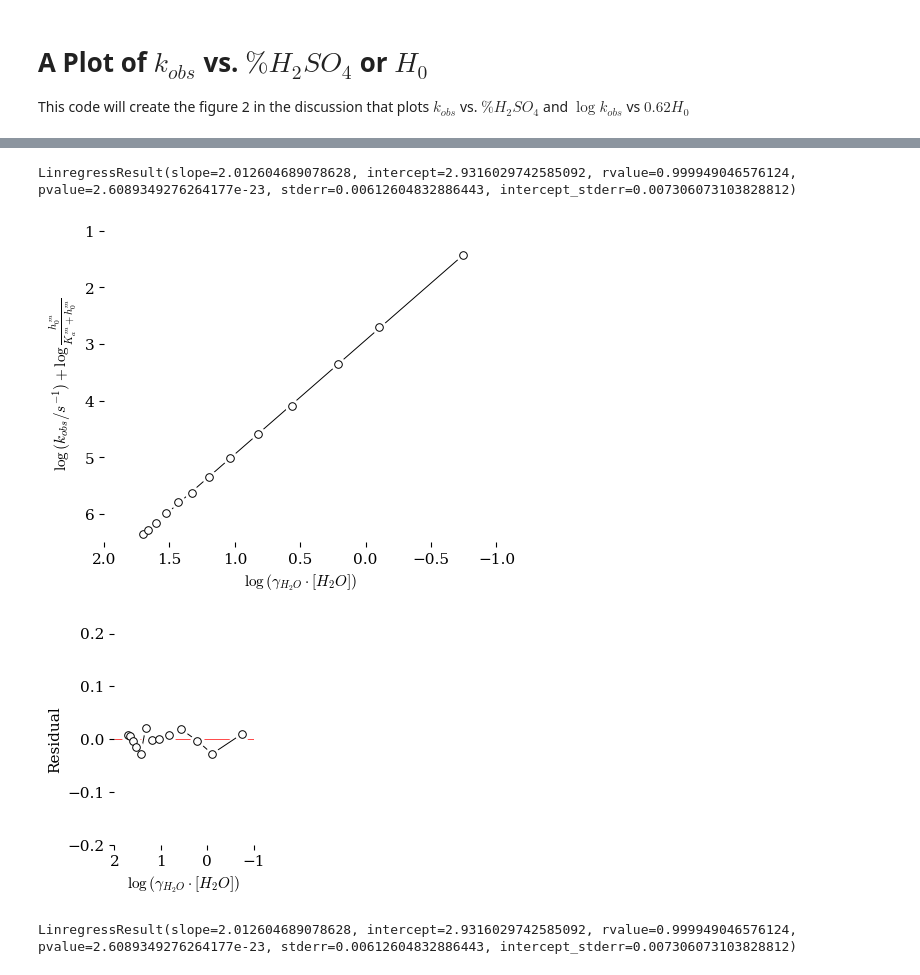
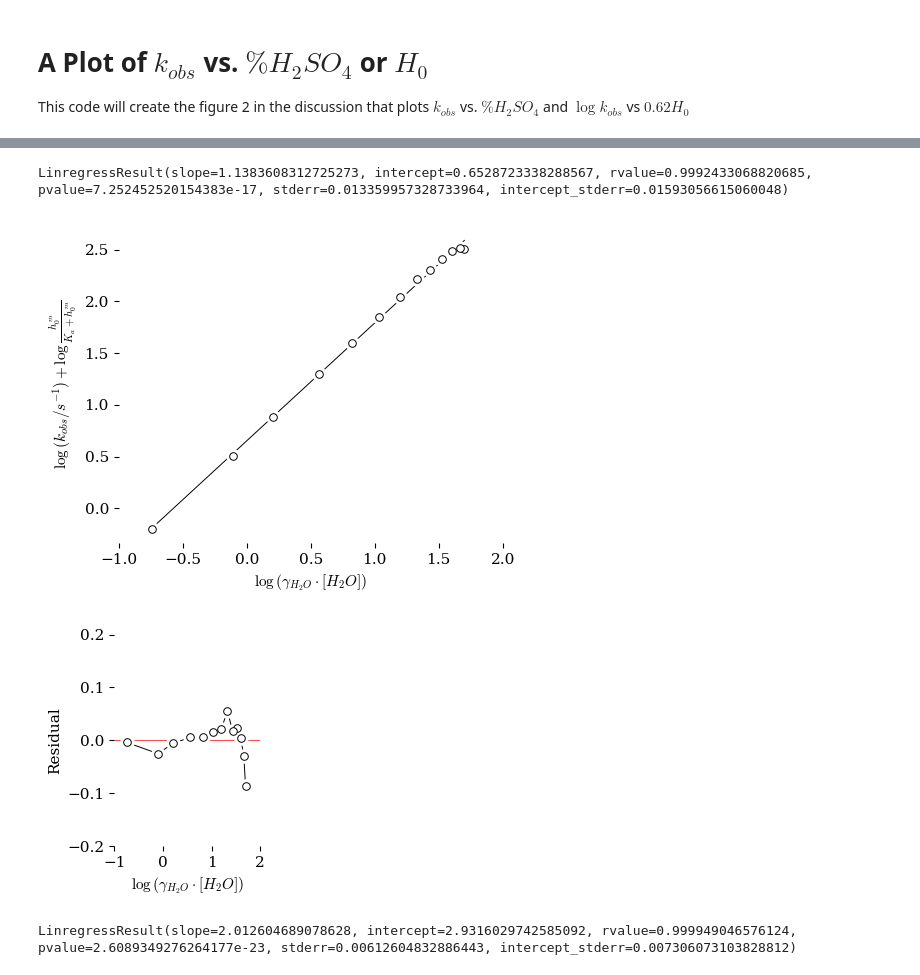
Before and after one commit to blinkletter/EsterHydrolysisStrongAcid, a Jupyter notebook: book/notebooks/01_Yates-Fig15-rate_vs_aH2O.ipynb, the cells around one changed output, grey strips where cells are left out. Saved outputs shown, nothing was run; the diff lists cells and outputs as text; code cells hidden in the pictures.

```diff
--- a/book/notebooks/01_Yates-Fig15-rate_vs_aH2O.ipynb
+++ b/book/notebooks/01_Yates-Fig15-rate_vs_aH2O.ipynb
@@ -134,21 +134,23 @@ display(df1)
 
 
 def RSQ_function(m):    # returns the RSQ for linefits using the given m factor
-    pKa = -9.5
+    pKa = -7.2
     Ka=10**-pKa
     h_0 = 10**-df1["H0"]
     x = np.log10(df1["Molar_aH2O"])
 #    y = df1["log_k_obs"]+ m * df1["H0"]
-    y = df1["log_k_obs"]- np.log10(h_0**m/(Ka**m + h_0**m))
+    y = df1["log_k_obs"]- np.log10(h_0**m/(Ka + h_0**m))
+#    y = df1["log_k_obs"]- np.log10(h_0**m/(Ka**m + h_0**m))
     linfit = linregress(x,y)
     return -(linfit.rvalue**2)
 
 def RSQ_function2(pKa):    # returns the RSQ for linefits using the given pKa Value
-    m = 0.72
+    m = 0.62
     h_0 = 10**-df1["H0"]
     Ka = 10**-pKa
     x = np.log10(df1["Molar_aH2O"])
-    y = df1["log_k_obs"]- np.log10(h_0**m/(Ka**m + h_0**m))
+    y = df1["log_k_obs"]- np.log10(h_0**m/(Ka + h_0**m))
+#    y = df1["log_k_obs"]- np.log10(h_0**m/(Ka**m + h_0**m))
     linfit = linregress(x,y)
     return -(linfit.rvalue**2)
 
@@ -268,7 +270,7 @@ style = "tufte.mplstyle"
 style_name = github_location_styles + style
 plt.style.use(style_name)
 
-fig, ax = plt.subplots(nrows=1, ncols=1, figsize=(2.5,3))
+fig, ax = plt.subplots(nrows=1, ncols=1, figsize=(4,4))
 ax.margins(x=.07, y=.07, tight=True)
 
 ax.set(
@@ -357,15 +359,15 @@ The optimal value for m is -11.834 and for pka is 0.722 for rsq = 0.99980
 ### MAKE PLOT
 ###################################################
 
-pKa = -9.5
+pKa = -5.5
 #pKa = -4.95
 
 Ka = 10**-pKa
 
 h_0 = 10**-df1["H0"]
 
-m = 0.72
-#m = 0.54
+m = 0.62
+m = 0.52
 
 ###################################################
 ### Select the data for ESTER HYDROLYSIS
@@ -376,6 +378,7 @@ x = np.log10(df1["Molar_aH2O"])
 
 #y = df1["log_k_obs"]
 y = df1["log_k_obs"]-np.log10(h_0**m/(Ka**m + h_0**m))
+#y = df1["log_k_obs"]-np.log10(h_0**m/(Ka + h_0**m))
 #y = df1["log_k_obs"] + m * df1["H0"]
 
 
@@ -400,7 +403,7 @@ fig, ax = plt.subplots(nrows=1, ncols=1, figsize=(5,4))
 x_label = r"$\log{(\gamma_{H_2O} \cdot [{H_2O}])}$"
 
 #y_label = r"$\log{(k_{obs} / {s}^{-1})} + mH_0$"
-y_label = r"$\log{(k_{obs} / {s}^{-1})} + \log\frac{h_0^m}{K_a^m+h_0^m}$"
+y_label = r"$\log{(k_{obs} / {s}^{-1})} + \log\frac{h_0^m}{K_a+h_0^m}$"
 
 ###################################################
 ### RATE vs ACIDITY Plot
@@ -408,8 +411,9 @@ y_label = r"$\log{(k_{obs} / {s}^{-1})} + \log\frac{h_0^m}{K_a^m+h_0^m}$"
 
 if True:                  # Set up axes for main plot
     ax.set(ylabel=y_label, xlabel=x_label,
-           xlim=[2,-1],
-           ylim=[6.5,0.9]
+           xlim=[-1,2],
+#           ylim=[6.5,0.9]
+#           ylim=[-5,0.1]
            )
 
 if True:                       # Data points for kobs vs Acidity
@@ -458,37 +462,37 @@ y_label = "Residual"
 ###################################################
 ### Plot the residuals
 ###################################################
 
 ax.set(ylabel=y_label, xlabel=x_label,
-           xlim=[2,-1],
+           xlim=[-1,2],
            ylim=[-.2,.2]
         )
 
 ax.plot(x, y-y_line,    # Plot line fit
         "-", color = "white", linewidth=3,
         zorder = 1)
 ax.plot(x, y-y_line,    # Plot line fit
         "-", color = "black", linewidth=0.7,
         zorder = 1)
 
 ax.scatter(x, y-y_line,           # White circle behind each data point
           marker = "o", s = 90,
           color = "white",
           zorder = 2)
 ax.scatter(x, y-y_line,
           marker = "o", s = 30,
           color = "white", edgecolors = "black", linewidths=0.7,
           zorder = 2)
 
 #ax.hlines(0,np.min(x),np.max(x), color ="red", linewidths =0.5, zorder=0)
 ax.hlines(0,-1,2, color ="red", linewidths =0.5, zorder=0)
 
 plt.savefig("plots/01_F17_fig16r.pdf")
 plt.show()
 # %% [output]
-LinregressResult(slope=2.012604689078628, intercept=2.9316029742585092, rvalue=0.999949046576124, pvalue=2.6089349276264177e-23, stderr=0.00612604832886443, intercept_stderr=0.007306073103828812)
+LinregressResult(slope=1.1383608312725273, intercept=0.6528723338288567, rvalue=0.9992433068820685, pvalue=7.252452520154383e-17, stderr=0.013359957328733964, intercept_stderr=0.01593056615060048)
-[figure, old version]
+[figure, new version]
-[figure, old version]
+[figure, new version]
 # %%
 ###################################################
 ### MAKE PLOT
```
Also changed, not shown: parts of 2 cells of this notebook, 1 other file.
